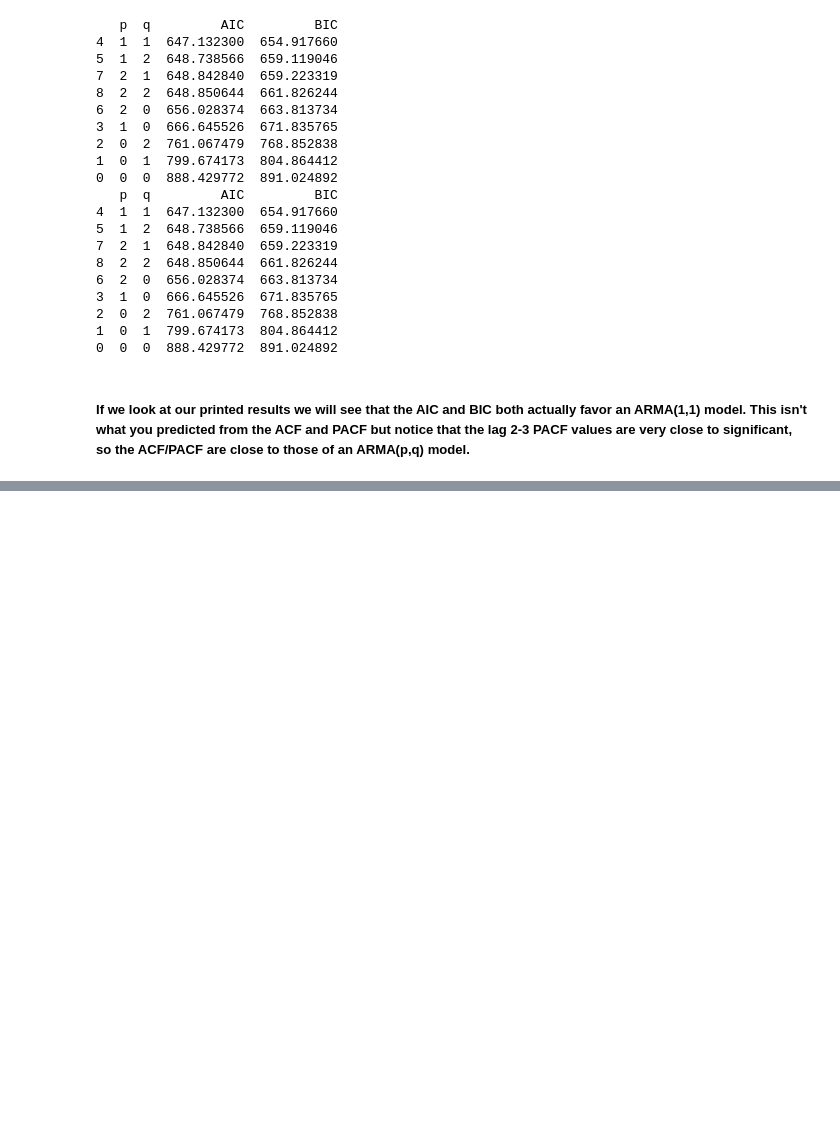
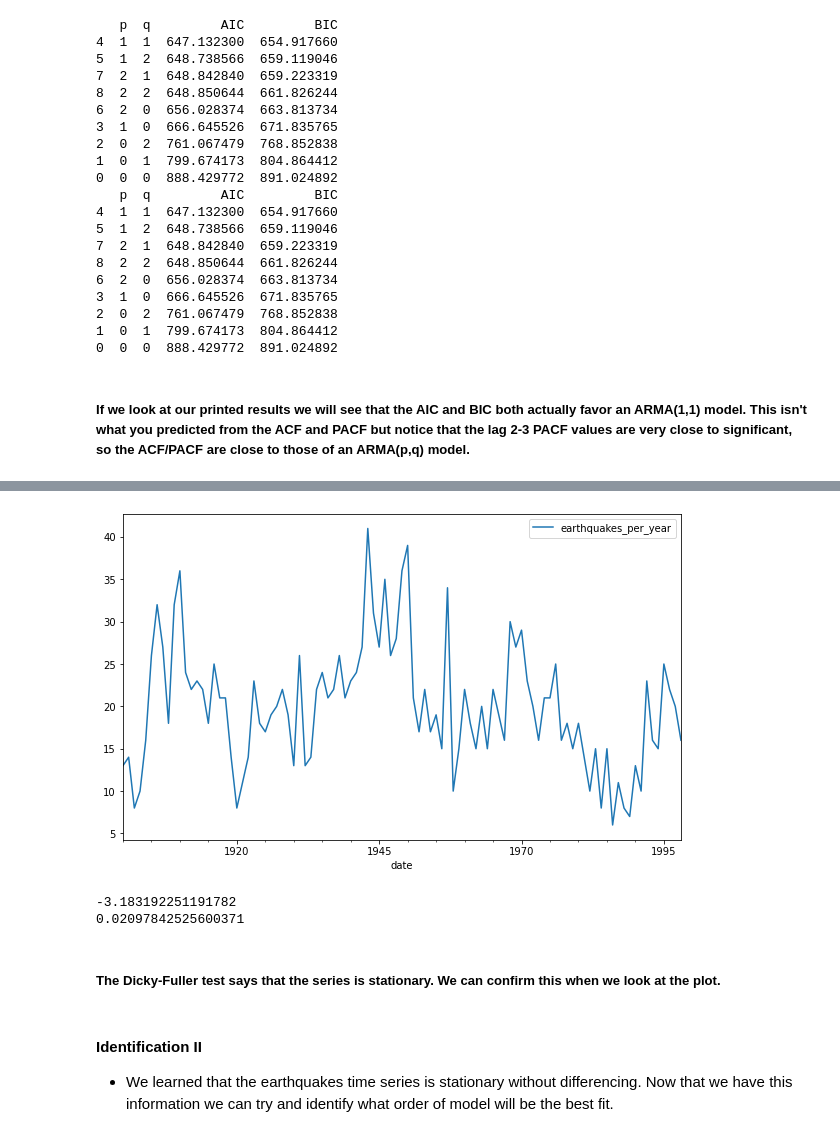
Before and after one commit to naikshubham/Forecasting-using-Python, a Jupyter notebook: Forecasting.ipynb, the cells around one changed output, grey strips where cells are left out. Drawn from its saved outputs; the diff is of its cells as text; code cells hidden in the pictures; blank space fills up the shorter version.

```diff
--- a/Forecasting.ipynb
+++ b/Forecasting.ipynb
@@ -434,0 +520,5 @@ print(order_df.sort_values(by='BIC', ascending=True))
+# %%
+earthquakes = pd.read_csv('earthquakes.csv')
+earthquakes = earthquakes.set_index('date').drop('Year', axis=1)
+earthquakes.index = pd.to_datetime(earthquakes.index)
+earthquakes.tail(3)
@@ -434,0 +531,22 @@ print(order_df.sort_values(by='BIC', ascending=True))
+# %%
+# Plot time series
+earthquakes.plot()
+plt.show()
+
+# Run Dicky-Fuller test
+result = adfuller(earthquakes.earthquakes_per_year)
+
+# Print test statistic
+print(result[0])
+
+# Print p-value
+print(result[1])
+# %% [output]
+[figure, added]
+-3.183192251191782
+0.02097842525600371
+# %% [markdown]
+##### The Dicky-Fuller test says that the series is stationary. We can confirm this when we look at the plot.
+# %% [markdown]
+#### Identification II
+- We learned that the earthquakes time series is stationary without differencing. Now that we have this information we can try and identify what order of model will be the best fit.
```
Also changed, not shown: parts of 24 cells of this notebook.
